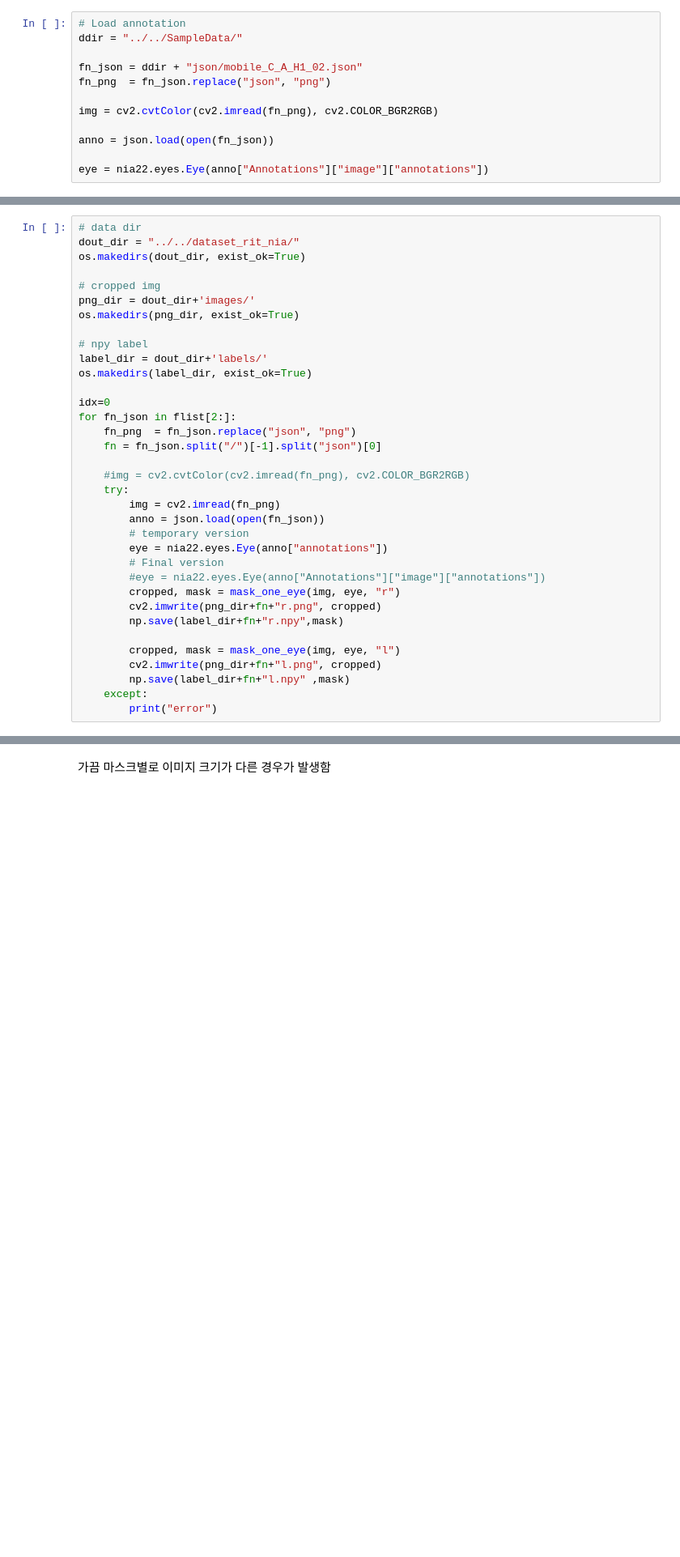
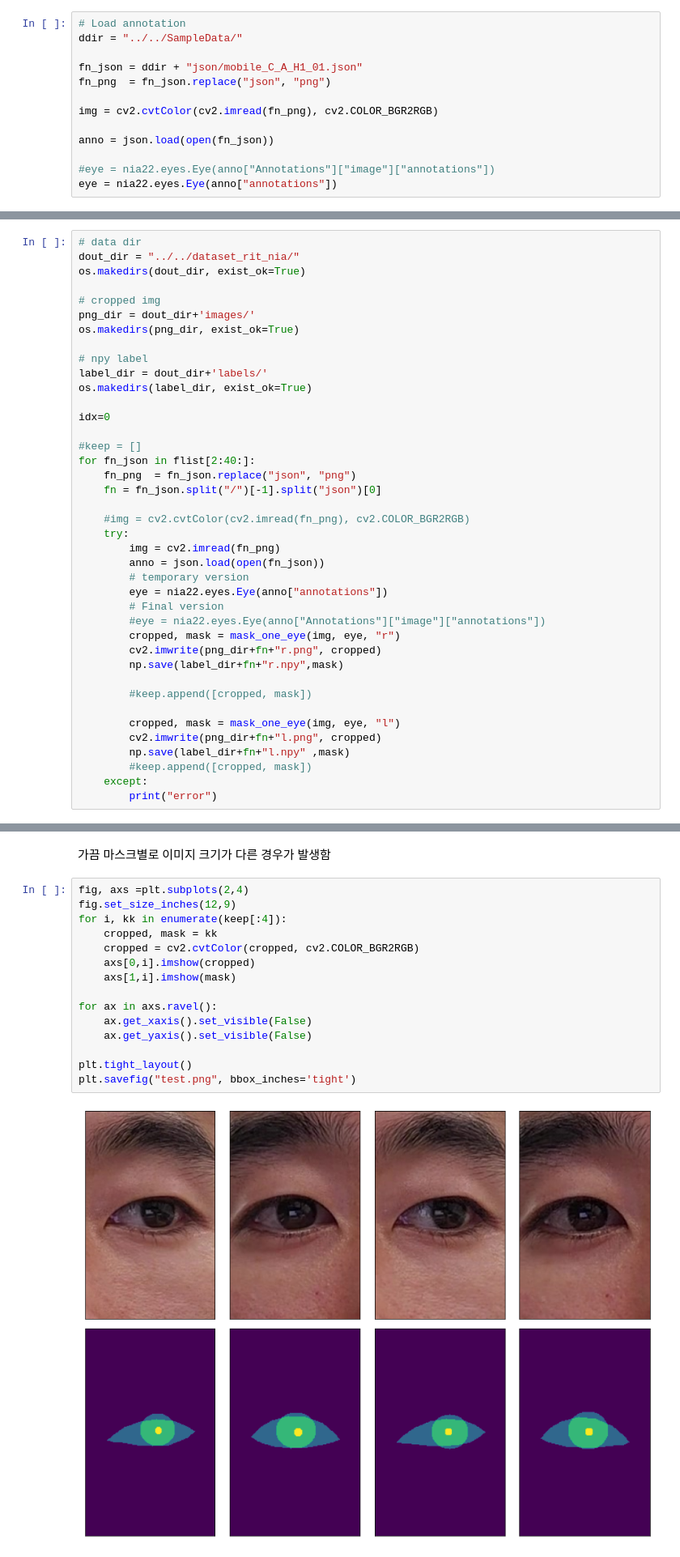
Before and after one commit to Deep-In-Sight/nia, a Jupyter notebook: scripts/RIT_Label.ipynb, the cells around one changed output, grey strips where cells are left out. Shown at 81% size. Saved outputs shown, nothing was run; the diff lists cells and outputs as text; blank space fills up the shorter version.

```diff
--- a/scripts/RIT_Label.ipynb
+++ b/scripts/RIT_Label.ipynb
@@ -24,14 +28,15 @@ plt.show()
 # Load annotation
 ddir = "../../SampleData/"
 
-fn_json = ddir + "json/mobile_C_A_H1_02.json"
+fn_json = ddir + "json/mobile_C_A_H1_01.json"
 fn_png  = fn_json.replace("json", "png")
 
 img = cv2.cvtColor(cv2.imread(fn_png), cv2.COLOR_BGR2RGB)
 
 anno = json.load(open(fn_json))
 
-eye = nia22.eyes.Eye(anno["Annotations"]["image"]["annotations"])
+#eye = nia22.eyes.Eye(anno["Annotations"]["image"]["annotations"])
+eye = nia22.eyes.Eye(anno["annotations"])
 # %% [markdown]
 area, cropped = nia22.eyes.crop_eye(img, np.array(eye.l_eyelid['points']))
 # %%
@@ -70,7 +75,9 @@ label_dir = dout_dir+'labels/'
 os.makedirs(label_dir, exist_ok=True)
 
 idx=0
-for fn_json in flist[2:]:
+
+#keep = []
+for fn_json in flist[2:40:]:
     fn_png  = fn_json.replace("json", "png")
     fn = fn_json.split("/")[-1].split("json")[0]
 
@@ -86,8 +93,11 @@ for fn_json in flist[2:]:
         cv2.imwrite(png_dir+fn+"r.png", cropped)
         np.save(label_dir+fn+"r.npy",mask)
 
+        #keep.append([cropped, mask])
+
         cropped, mask = mask_one_eye(img, eye, "l")
         cv2.imwrite(png_dir+fn+"l.png", cropped)
         np.save(label_dir+fn+"l.npy" ,mask)
+        #keep.append([cropped, mask])
     except:
         print("error")
@@ -106,2 +104,19 @@ error
 # %% [markdown]
 가끔 마스크별로 이미지 크기가 다른 경우가 발생함
+# %%
+fig, axs =plt.subplots(2,4)
+fig.set_size_inches(12,9)
+for i, kk in enumerate(keep[:4]):
+    cropped, mask = kk
+    cropped = cv2.cvtColor(cropped, cv2.COLOR_BGR2RGB)
+    axs[0,i].imshow(cropped)
+    axs[1,i].imshow(mask)
+
+for ax in axs.ravel():
+    ax.get_xaxis().set_visible(False)
+    ax.get_yaxis().set_visible(False)
+
+plt.tight_layout()
+plt.savefig("test.png", bbox_inches='tight')
+# %% [output]
+[figure, added]
```
Also changed, not shown: parts of 3 cells of this notebook.
